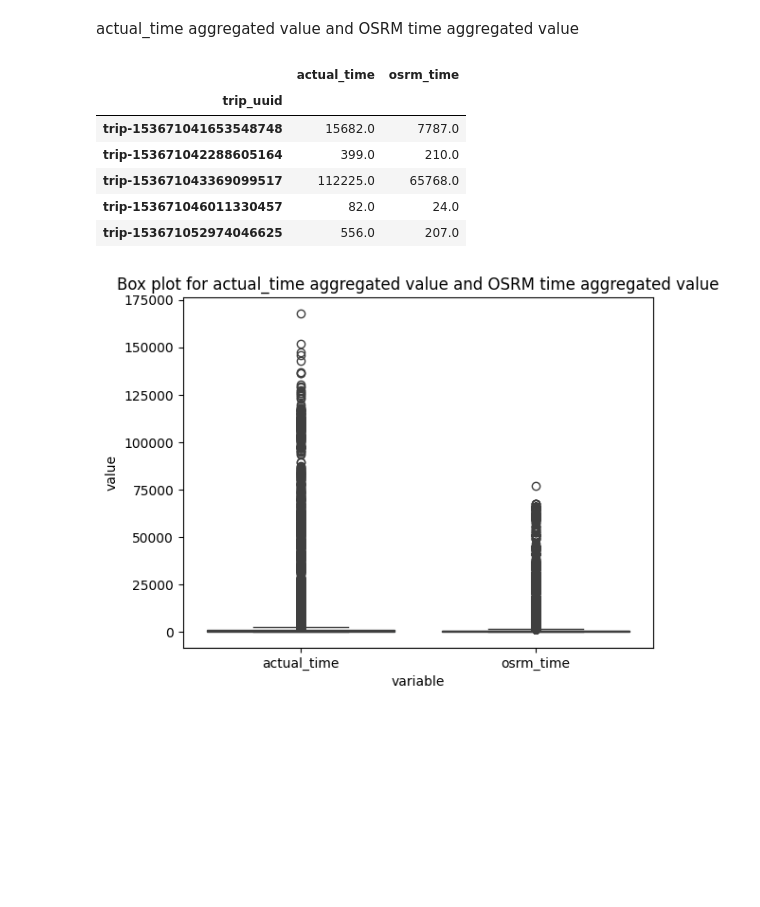
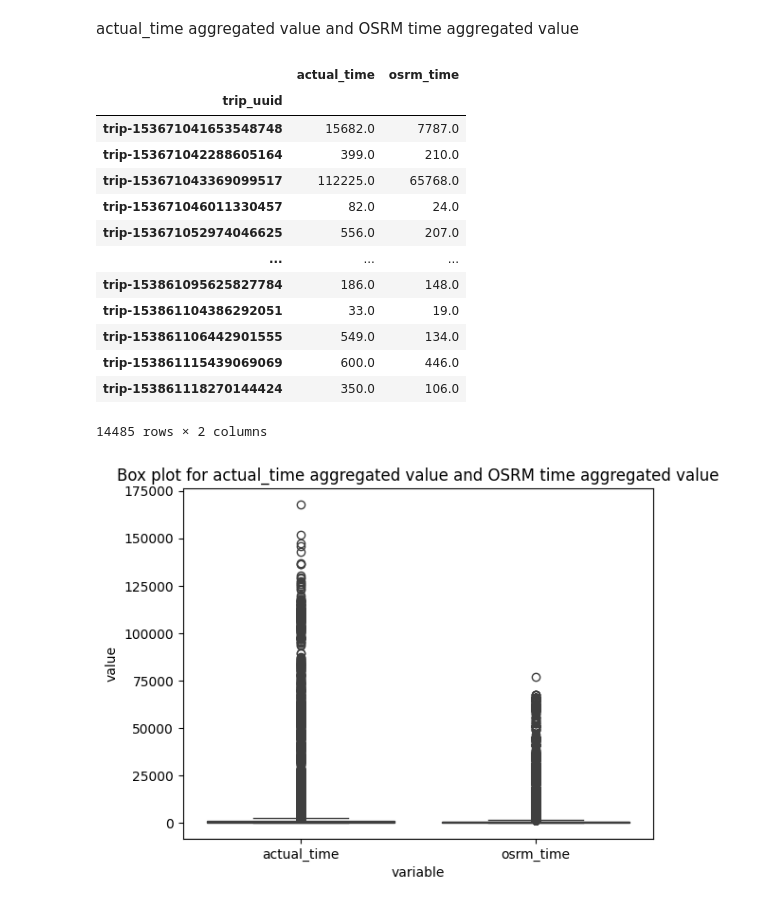
Before and after one commit to akshayabhale1406/SCLR_Delhivery_FE, a Jupyter notebook: Delhivery_FE.ipynb, the cells around one changed output. Drawn from its saved outputs; the diff is of its cells as text; code cells hidden in the pictures; blank space fills up the shorter version.

```diff
--- a/Delhivery_FE.ipynb
+++ b/Delhivery_FE.ipynb
@@ -514,15 +514,22 @@ df_act_osrm_test.head()
 actual_time aggregated value and OSRM time aggregated value
 # %%
 df_act_osrm_test = df.groupby("trip_uuid")[["actual_time", "osrm_time"]].sum()
-df_act_osrm_test.head()
+df_act_osrm_test
 # %% [output]
 |  | actual_time | osrm_time |
 | trip_uuid |  |  |
 | trip-153671041653548748 | 15682.0 | 7787.0 |
 | trip-153671042288605164 | 399.0 | 210.0 |
 | trip-153671043369099517 | 112225.0 | 65768.0 |
 | trip-153671046011330457 | 82.0 | 24.0 |
 | trip-153671052974046625 | 556.0 | 207.0 |
+| ... | ... | ... |
+| trip-153861095625827784 | 186.0 | 148.0 |
+| trip-153861104386292051 | 33.0 | 19.0 |
+| trip-153861106442901555 | 549.0 | 134.0 |
+| trip-153861115439069069 | 600.0 | 446.0 |
+| trip-153861118270144424 | 350.0 | 106.0 |
+14485 rows × 2 columns
 # %%
 df_melted_1 = pd.melt(df_act_osrm_test.reset_index(), id_vars = ["trip_uuid"], value_vars = ["actual_time", "osrm_time"])
 
```
Also changed, not shown: parts of 21 cells of this notebook.
